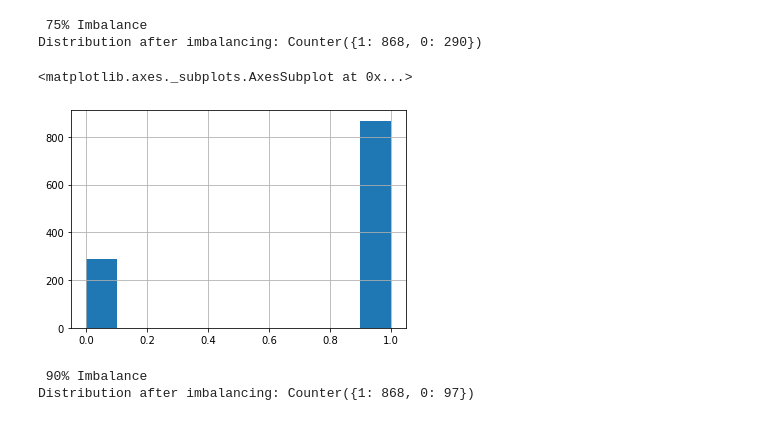
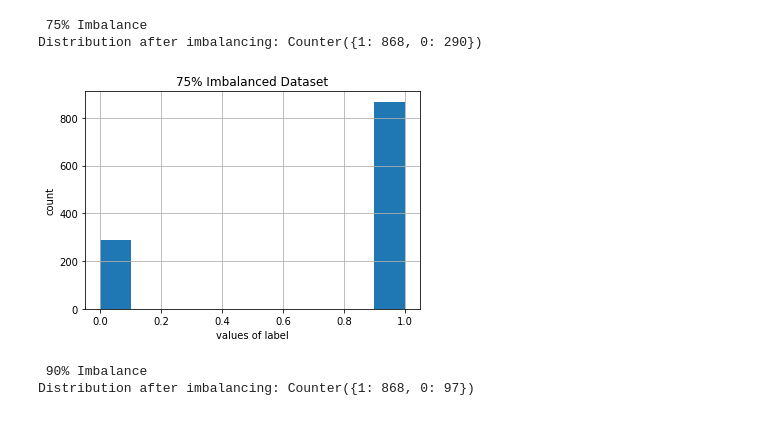
Before and after one commit to sa21262/datascience22, a Jupyter notebook: Assignment21a/South Asian Wireless Telecom Operator (SATO 2015).ipynb, the cells around one changed output. Saved outputs shown, nothing was run; the diff lists cells and outputs as text; code cells hidden in the pictures.

```diff
--- a/Assignment21a/South Asian Wireless Telecom Operator (SATO 2015).ipynb
+++ b/Assignment21a/South Asian Wireless Telecom Operator (SATO 2015).ipynb
@@ -140,11 +152,18 @@ print(f'Distribution after imbalancing: {Counter(y_res1)}')
 # %% [output]
  75% Imbalance
 Distribution after imbalancing: Counter({1: 868, 0: 290})
-# %%
-y_res1.hist() # 75% are 1's
-# %% [output]
-<matplotlib.axes._subplots.AxesSubplot at 0x...>
-[figure, removed]
+# %%
+histogram3=y_res1.hist() # 75% are 1's
+
+fig = histogram3.get_figure()
+
+pl.title("75% Imbalanced Dataset")
+pl.xlabel("values of label")
+pl.ylabel("count")
+
+fig.savefig('75% Imbalanced 1.pdf')
+# %% [output]
+[figure, added]
 # %%
 print (' 90% Imbalance ' ) # number of 1's are 90% of the total lenght of column class
 X_res2, y_res2 = make_imbalance(x, y,
```
Also changed, not shown: parts of 7 cells of this notebook.
